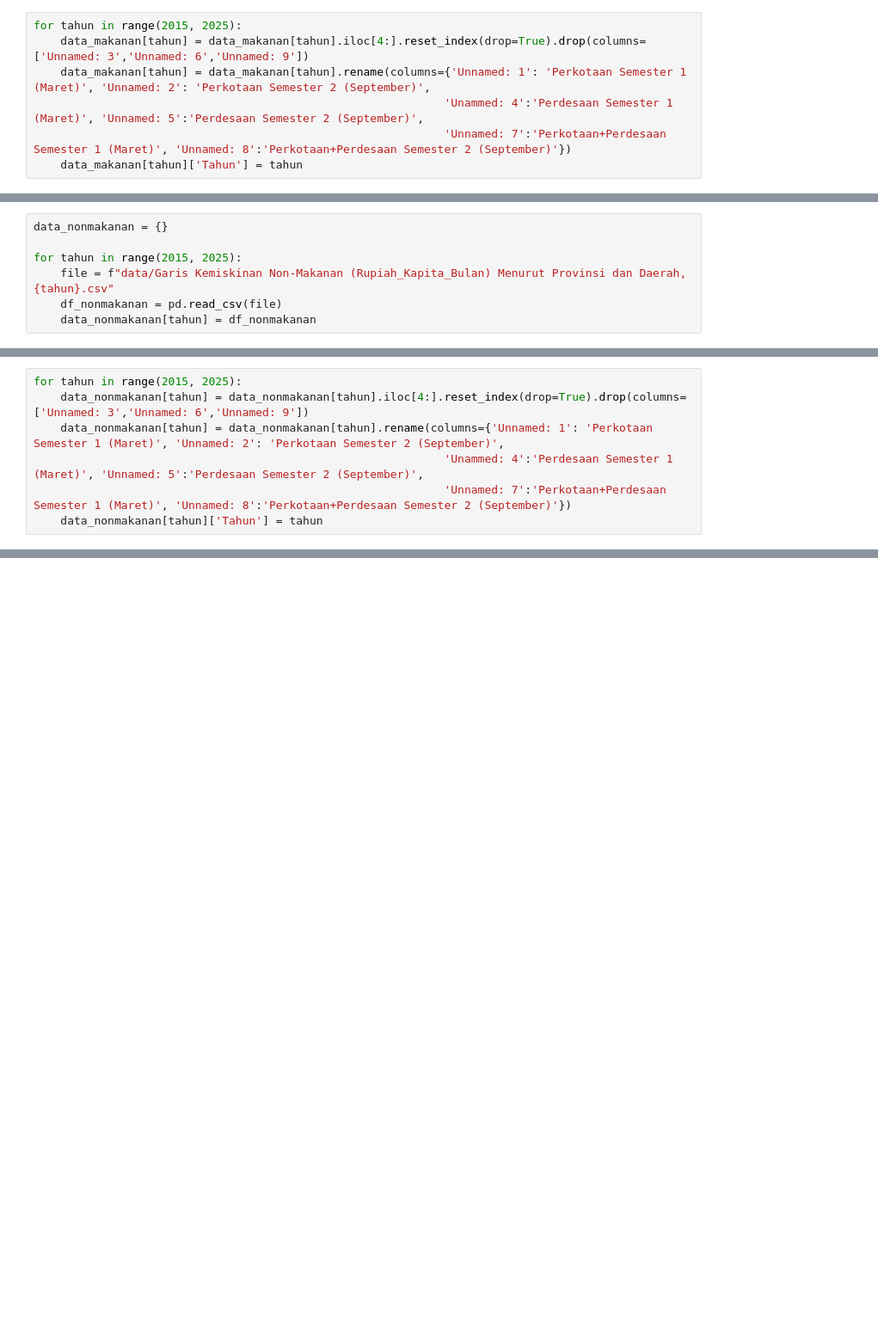
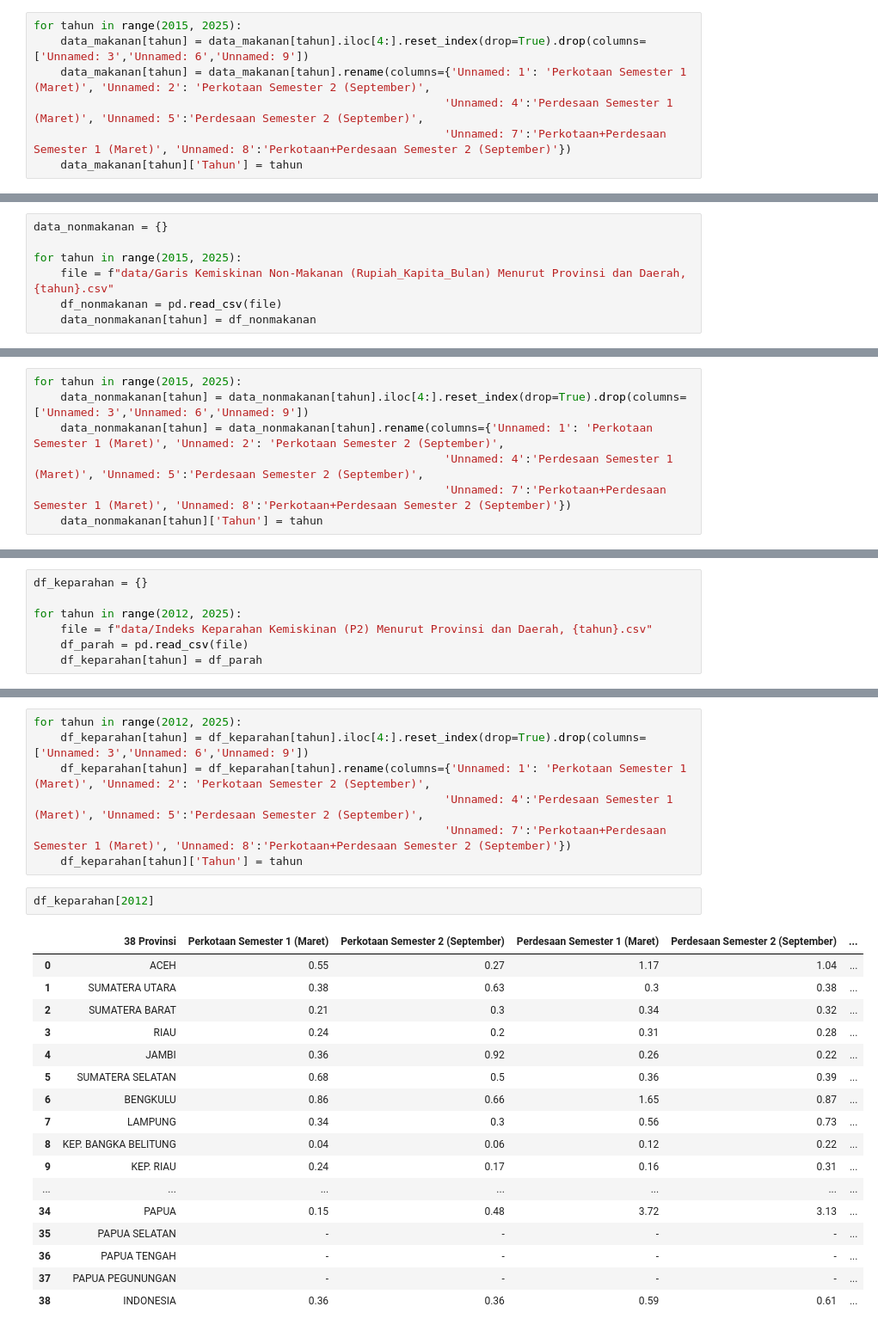
Before and after one commit to yusufimantaka/gamadata-2, a Jupyter notebook: data-cleaning.ipynb, the cells around one changed output, grey strips where cells are left out. Shown at 86% size. Cells and saved outputs as stored; diff of their text form; blank space fills up the shorter version.

```diff
--- a/data-cleaning.ipynb
+++ b/data-cleaning.ipynb
@@ -34,7 +89,7 @@ data_makanan[2015].head(10)
 for tahun in range(2015, 2025):
     data_makanan[tahun] = data_makanan[tahun].iloc[4:].reset_index(drop=True).drop(columns=['Unnamed: 3','Unnamed: 6','Unnamed: 9'])
     data_makanan[tahun] = data_makanan[tahun].rename(columns={'Unnamed: 1': 'Perkotaan Semester 1 (Maret)', 'Unnamed: 2': 'Perkotaan Semester 2 (September)',
-                                                             'Unammed: 4':'Perdesaan Semester 1 (Maret)', 'Unnamed: 5':'Perdesaan Semester 2 (September)',
+                                                             'Unnamed: 4':'Perdesaan Semester 1 (Maret)', 'Unnamed: 5':'Perdesaan Semester 2 (September)',
                                                              'Unnamed: 7':'Perkotaan+Perdesaan Semester 1 (Maret)', 'Unnamed: 8':'Perkotaan+Perdesaan Semester 2 (September)'})
     data_makanan[tahun]['Tahun'] = tahun
 # %%
@@ -59,7 +152,7 @@ data_nonmakanan[2015].head(10)
 for tahun in range(2015, 2025):
     data_nonmakanan[tahun] = data_nonmakanan[tahun].iloc[4:].reset_index(drop=True).drop(columns=['Unnamed: 3','Unnamed: 6','Unnamed: 9'])
     data_nonmakanan[tahun] = data_nonmakanan[tahun].rename(columns={'Unnamed: 1': 'Perkotaan Semester 1 (Maret)', 'Unnamed: 2': 'Perkotaan Semester 2 (September)',
-                                                             'Unammed: 4':'Perdesaan Semester 1 (Maret)', 'Unnamed: 5':'Perdesaan Semester 2 (September)',
+                                                             'Unnamed: 4':'Perdesaan Semester 1 (Maret)', 'Unnamed: 5':'Perdesaan Semester 2 (September)',
                                                              'Unnamed: 7':'Perkotaan+Perdesaan Semester 1 (Maret)', 'Unnamed: 8':'Perkotaan+Perdesaan Semester 2 (September)'})
     data_nonmakanan[tahun]['Tahun'] = tahun
 # %%
@@ -75,0 +193,7 @@ Data_nonmakanan.isnull().sum()
+# %%
+df_keparahan = {}
+
+for tahun in range(2012, 2025):
+    file = f"data/Indeks Keparahan Kemiskinan (P2) Menurut Provinsi dan Daerah, {tahun}.csv"
+    df_parah = pd.read_csv(file)
+    df_keparahan[tahun] = df_parah
@@ -75,0 +209,27 @@ Data_nonmakanan.isnull().sum()
+# %%
+for tahun in range(2012, 2025):
+    df_keparahan[tahun] = df_keparahan[tahun].iloc[4:].reset_index(drop=True).drop(columns=['Unnamed: 3','Unnamed: 6','Unnamed: 9'])
+    df_keparahan[tahun] = df_keparahan[tahun].rename(columns={'Unnamed: 1': 'Perkotaan Semester 1 (Maret)', 'Unnamed: 2': 'Perkotaan Semester 2 (September)',
+                                                             'Unnamed: 4':'Perdesaan Semester 1 (Maret)', 'Unnamed: 5':'Perdesaan Semester 2 (September)',
+                                                             'Unnamed: 7':'Perkotaan+Perdesaan Semester 1 (Maret)', 'Unnamed: 8':'Perkotaan+Perdesaan Semester 2 (September)'})
+    df_keparahan[tahun]['Tahun'] = tahun
+# %%
+df_keparahan[2012]
+# %% [output]
+|  | 38 Provinsi | Perkotaan Semester 1 (Maret) | Perkotaan Semester 2 (September) | Perdesaan Semester 1 (Maret) | Perdesaan Semester 2 (September) | ... |
+| 0 | ACEH | 0.55 | 0.27 | 1.17 | 1.04 | ... |
+| 1 | SUMATERA UTARA | 0.38 | 0.63 | 0.3 | 0.38 | ... |
+| 2 | SUMATERA BARAT | 0.21 | 0.3 | 0.34 | 0.32 | ... |
+| 3 | RIAU | 0.24 | 0.2 | 0.31 | 0.28 | ... |
+| 4 | JAMBI | 0.36 | 0.92 | 0.26 | 0.22 | ... |
+| 5 | SUMATERA SELATAN | 0.68 | 0.5 | 0.36 | 0.39 | ... |
+| 6 | BENGKULU | 0.86 | 0.66 | 1.65 | 0.87 | ... |
+| 7 | LAMPUNG | 0.34 | 0.3 | 0.56 | 0.73 | ... |
+| 8 | KEP. BANGKA BELITUNG | 0.04 | 0.06 | 0.12 | 0.22 | ... |
+| 9 | KEP. RIAU | 0.24 | 0.17 | 0.16 | 0.31 | ... |
+| ... | ... | ... | ... | ... | ... | ... |
+| 34 | PAPUA | 0.15 | 0.48 | 3.72 | 3.13 | ... |
+| 35 | PAPUA SELATAN | - | - | - | - | ... |
+| 36 | PAPUA TENGAH | - | - | - | - | ... |
+| 37 | PAPUA PEGUNUNGAN | - | - | - | - | ... |
+| 38 | INDONESIA | 0.36 | 0.36 | 0.59 | 0.61 | ... |
```
Also changed, not shown: parts of 31 cells of this notebook.
